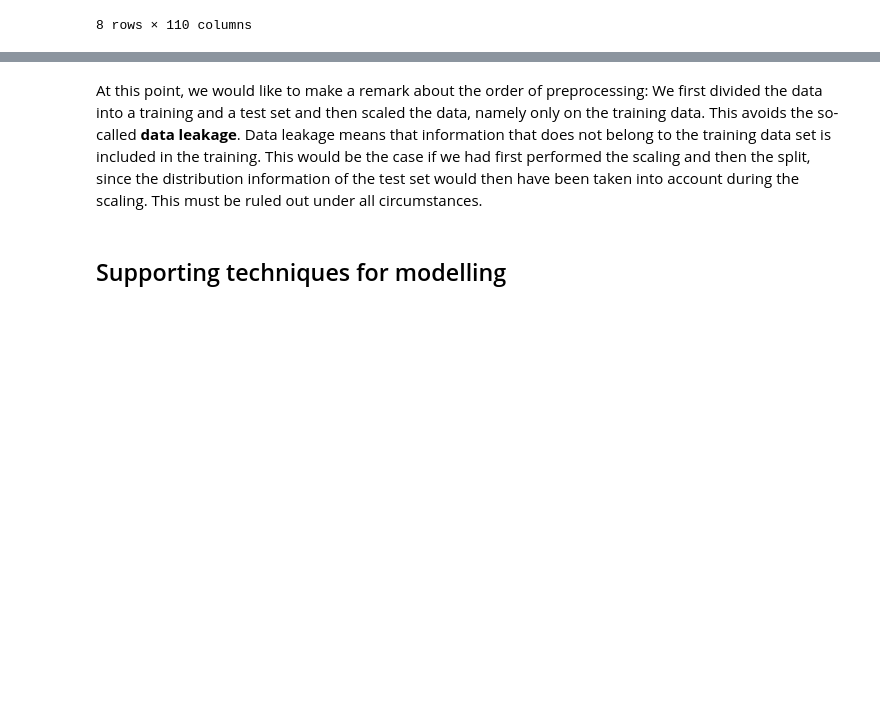
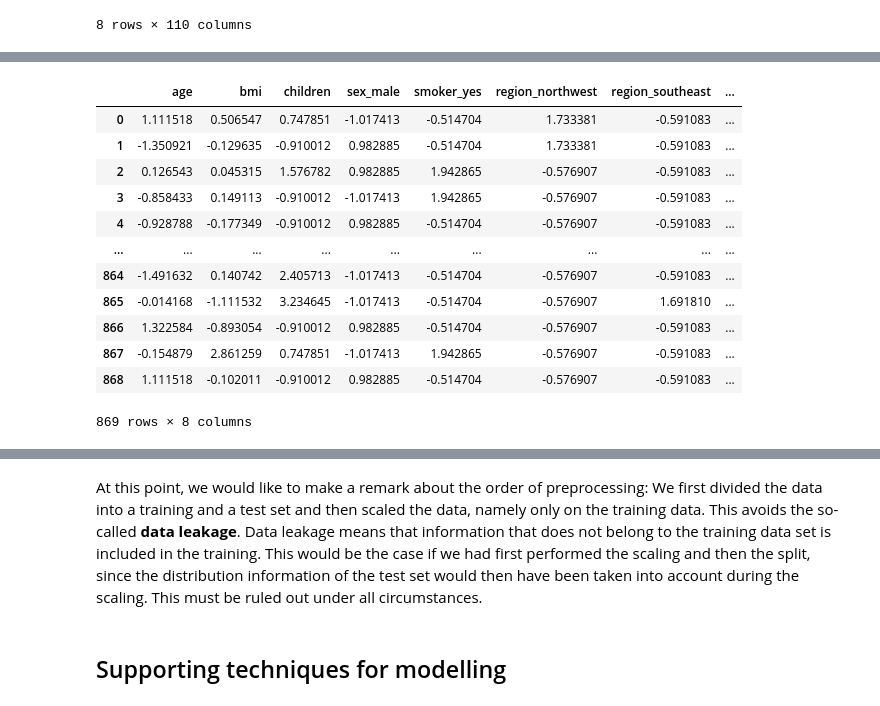
Before and after one commit to dgluesen/ss22-applied-programming, a Jupyter notebook: 07_ml1/07_ml1_lec.ipynb, the cells around one changed output, grey strips where cells are left out. Cells and saved outputs as stored; diff of their text form; code cells hidden in the pictures; blank space fills up the shorter version.

```diff
--- a/07_ml1/07_ml1_lec.ipynb
+++ b/07_ml1/07_ml1_lec.ipynb
@@ -465,6 +465,22 @@ df_i_train_scaled.describe()
 | 50% | -1.416823e-02 | -5.011221e-02 | -8.108074e-02 | -3.146043e-01 | 9.828852e-01 | -5.147037e-01 | -5.769073e-01 | -5.910828e-01 | ... |
 | 75% | 9.004519e-01 | 6.655928e-01 | 7.478506e-01 | 2.909315e-01 | 9.828852e-01 | -5.147037e-01 | -5.769073e-01 | 1.691810e+00 | ... |
 | max | 1.744717e+00 | 3.787071e+00 | 3.234645e+00 | 4.093868e+00 | 9.828852e-01 | 1.942865e+00 | 1.733381e+00 | 1.691810e+00 | ... |
+# %%
+df_i_train_scaled.iloc[:, df_i_train_scaled.columns != 'charges']
+# %% [output]
+|  | age | bmi | children | sex_male | smoker_yes | region_northwest | region_southeast | ... |
+| 0 | 1.111518 | 0.506547 | 0.747851 | -1.017413 | -0.514704 | 1.733381 | -0.591083 | ... |
+| 1 | -1.350921 | -0.129635 | -0.910012 | 0.982885 | -0.514704 | 1.733381 | -0.591083 | ... |
+| 2 | 0.126543 | 0.045315 | 1.576782 | 0.982885 | 1.942865 | -0.576907 | -0.591083 | ... |
+| 3 | -0.858433 | 0.149113 | -0.910012 | -1.017413 | 1.942865 | -0.576907 | -0.591083 | ... |
+| 4 | -0.928788 | -0.177349 | -0.910012 | 0.982885 | -0.514704 | -0.576907 | -0.591083 | ... |
+| ... | ... | ... | ... | ... | ... | ... | ... | ... |
+| 864 | -1.491632 | 0.140742 | 2.405713 | -1.017413 | -0.514704 | -0.576907 | -0.591083 | ... |
+| 865 | -0.014168 | -1.111532 | 3.234645 | -1.017413 | -0.514704 | -0.576907 | 1.691810 | ... |
+| 866 | 1.322584 | -0.893054 | -0.910012 | 0.982885 | -0.514704 | -0.576907 | -0.591083 | ... |
+| 867 | -0.154879 | 2.861259 | 0.747851 | -1.017413 | 1.942865 | -0.576907 | -0.591083 | ... |
+| 868 | 1.111518 | -0.102011 | -0.910012 | 0.982885 | -0.514704 | -0.576907 | -0.591083 | ... |
+869 rows × 8 columns
 # %%
 df_i_test_scaled.describe()
 # %% [output]
```
Also changed, not shown: 1 other file.
